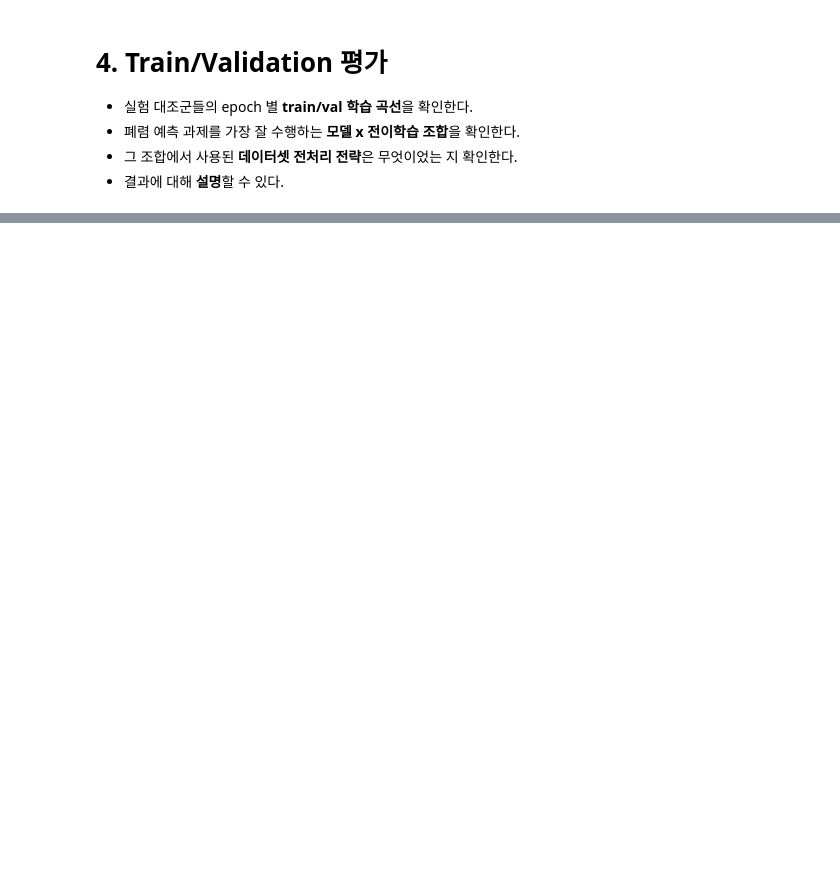
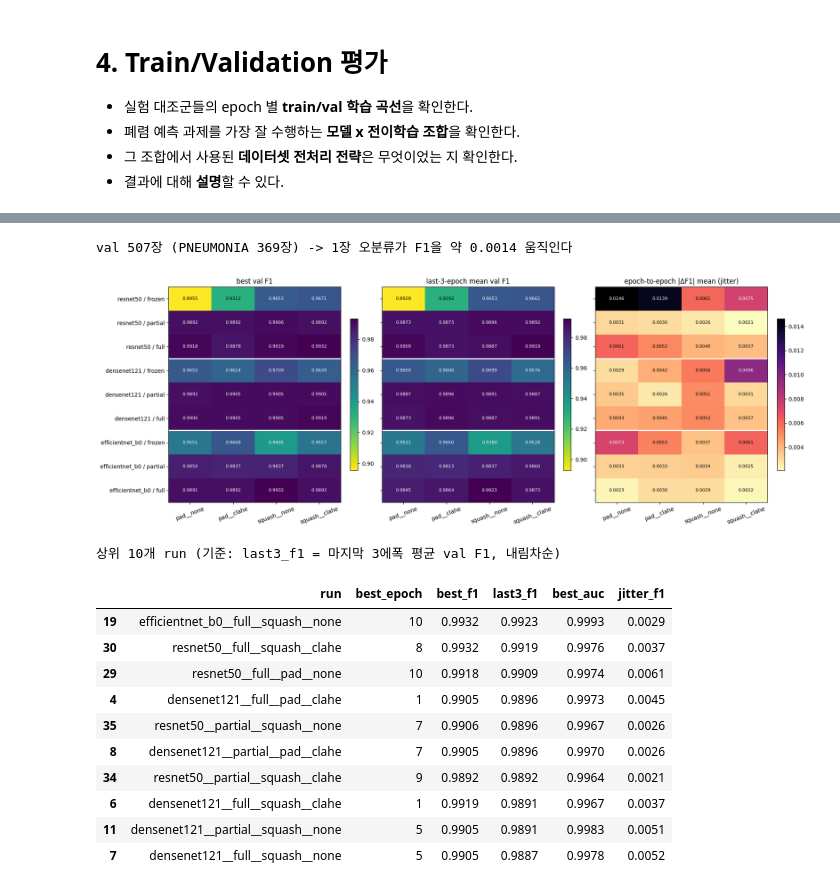
Before and after one commit to raewoo0908/codeit_finetuning_for_x_ray, a Jupyter notebook: experiment.ipynb, the cells around one changed output, grey strips where cells are left out. Saved outputs shown, nothing was run; the diff lists cells and outputs as text; code cells hidden in the pictures; blank space fills up the shorter version.

```diff
--- a/experiment.ipynb
+++ b/experiment.ipynb
@@ -605,0 +1121,67 @@ loader + augmentation only: 3.03s / epoch (148 batches)
+# %%
+# ---------- run별 요약 히트맵: best val F1 / 마지막 3에폭 평균 val F1 / 에폭 간 흔들림 ----------
+# best F1은 10개 에폭 중 최댓값이라 운 좋은 에폭 하나에 끌려갈 수 있다 -> 마지막 3에폭 평균(last3)을 함께 본다.
+# jitter = 연속한 두 에폭 사이 val F1 변화량(절댓값)의 평균. 같은 설정 안에서 에폭마다 얼마나 흔들리는지.
+# 행 = 모델 x 학습방식(9), 열 = 전처리 변형(4). 색은 패널마다 따로 스케일한다.
+# 색 방향: 모든 패널에서 짙을수록 값이 크다 (F1은 짙을수록 좋고, jitter는 짙을수록 많이 흔들린다).
+def summarize_runs(hist: pd.DataFrame) -> pd.DataFrame:
+    rows = []
+    for run, d in hist.groupby("run", sort=False):
+        d = d.sort_values("epoch")
+        best = d[d["is_best"]].iloc[-1]
+        rows.append({"run": run, **d.iloc[0][["arch", "mode", "variant", "sizing", "clahe"]].to_dict(),
+                     "best_epoch": int(best["epoch"]), "best_f1": best["val_f1"], "best_auc": best["val_roc_auc"],
+                     "last3_f1": d["val_f1"].tail(3).mean(),
+                     "jitter_f1": d["val_f1"].diff().abs().mean()})
+    return pd.DataFrame(rows)
+
+
+runs = summarize_runs(hist)
+
+# val 1장을 더 틀리면 F1이 얼마나 변하나: F1 = 2TP / (2TP + FP + FN) -> 분모가 1 늘 때 약 F1 / (2TP + FP + FN)
+_v = hist.iloc[0]
+n_val, n_val_pos = int(_v[["val_tn", "val_fp", "val_fn", "val_tp"]].sum()), int(_v["val_fn"] + _v["val_tp"])
+ONE_SAMPLE_F1 = 1 / (2 * n_val_pos)
+print(f"val {n_val}장 (PNEUMONIA {n_val_pos}장) -> 1장 오분류가 F1을 약 {ONE_SAMPLE_F1:.4f} 움직인다")
+
+PANELS = [("best_f1", "best val F1", "viridis_r"), ("last3_f1", "last-3-epoch mean val F1", "viridis_r"),
+          ("jitter_f1", "epoch-to-epoch |ΔF1| mean (jitter)", "magma_r")]
+row_keys = [(a, m) for a in ARCH_ORDER for m in MODE_ORDER]
+fig, axes = plt.subplots(1, len(PANELS), figsize=(18, 6.5))
+for ax, (col, title, cmap) in zip(axes, PANELS):
+    mat = (runs.pivot_table(index=["arch", "mode"], columns="variant", values=col)
+           .reindex(index=pd.MultiIndex.from_tuples(row_keys), columns=VARIANT_ORDER))
+    im = ax.imshow(mat.values, cmap=cmap, aspect="auto")
+    for (r, c), v in np.ndenumerate(mat.values):
+        if not np.isnan(v):
+            ax.text(c, r, f"{v:.4f}", ha="center", va="center", fontsize=8,
+                    color="white" if np.dot(im.cmap(im.norm(v))[:3], [0.299, 0.587, 0.114]) < 0.5 else "black")
+    ax.set_xticks(range(len(VARIANT_ORDER)), VARIANT_ORDER, rotation=20)
+    ax.set_yticks(range(len(row_keys)), [f"{a} / {m}" for a, m in row_keys] if ax is axes[0] else [])
+    for k in range(1, len(ARCH_ORDER)):
+        ax.axhline(k * len(MODE_ORDER) - 0.5, color="white", lw=2)
+    ax.set_title(title)
+    fig.colorbar(im, ax=ax, fraction=0.04)
+fig.tight_layout()
+plt.show()
+
+# 표: last3_f1(마지막 3에폭 평균 val F1) 내림차순 상위 10개 run. best_f1 열은 정렬 기준이 아니다.
+TOP_K = 10
+print(f"상위 {TOP_K}개 run (기준: last3_f1 = 마지막 3에폭 평균 val F1, 내림차순)")
+display(runs.sort_values("last3_f1", ascending=False)
+        [["run", "best_epoch", "best_f1", "last3_f1", "best_auc", "jitter_f1"]].head(TOP_K).round(4))
+# %% [output]
+val 507장 (PNEUMONIA 369장) -> 1장 오분류가 F1을 약 0.0014 움직인다
+[figure, added]
+상위 10개 run (기준: last3_f1 = 마지막 3에폭 평균 val F1, 내림차순)
+|  | run | best_epoch | best_f1 | last3_f1 | best_auc | jitter_f1 |
+| 19 | efficientnet_b0__full__squash__none | 10 | 0.9932 | 0.9923 | 0.9993 | 0.0029 |
+| 30 | resnet50__full__squash__clahe | 8 | 0.9932 | 0.9919 | 0.9976 | 0.0037 |
+| 29 | resnet50__full__pad__none | 10 | 0.9918 | 0.9909 | 0.9974 | 0.0061 |
+| 4 | densenet121__full__pad__clahe | 1 | 0.9905 | 0.9896 | 0.9973 | 0.0045 |
+| 35 | resnet50__partial__squash__none | 7 | 0.9906 | 0.9896 | 0.9967 | 0.0026 |
+| 8 | densenet121__partial__pad__clahe | 7 | 0.9905 | 0.9896 | 0.9970 | 0.0026 |
+| 34 | resnet50__partial__squash__clahe | 9 | 0.9892 | 0.9892 | 0.9964 | 0.0021 |
+| 6 | densenet121__full__squash__clahe | 1 | 0.9919 | 0.9891 | 0.9967 | 0.0037 |
+| 11 | densenet121__partial__squash__none | 5 | 0.9905 | 0.9891 | 0.9983 | 0.0051 |
+| 7 | densenet121__full__squash__none | 5 | 0.9905 | 0.9887 | 0.9978 | 0.0052 |
```
Also changed, not shown: parts of 24 cells of this notebook.
